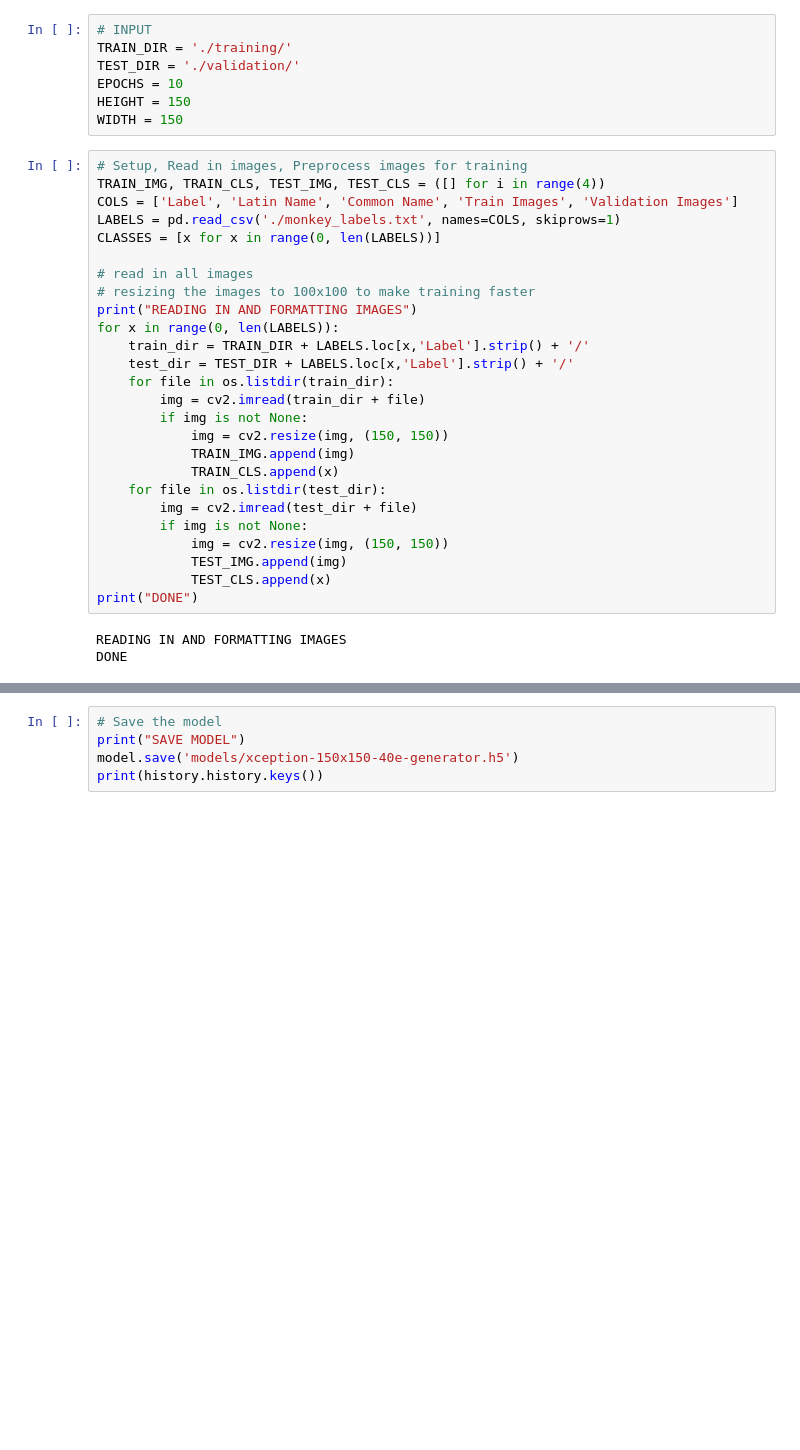
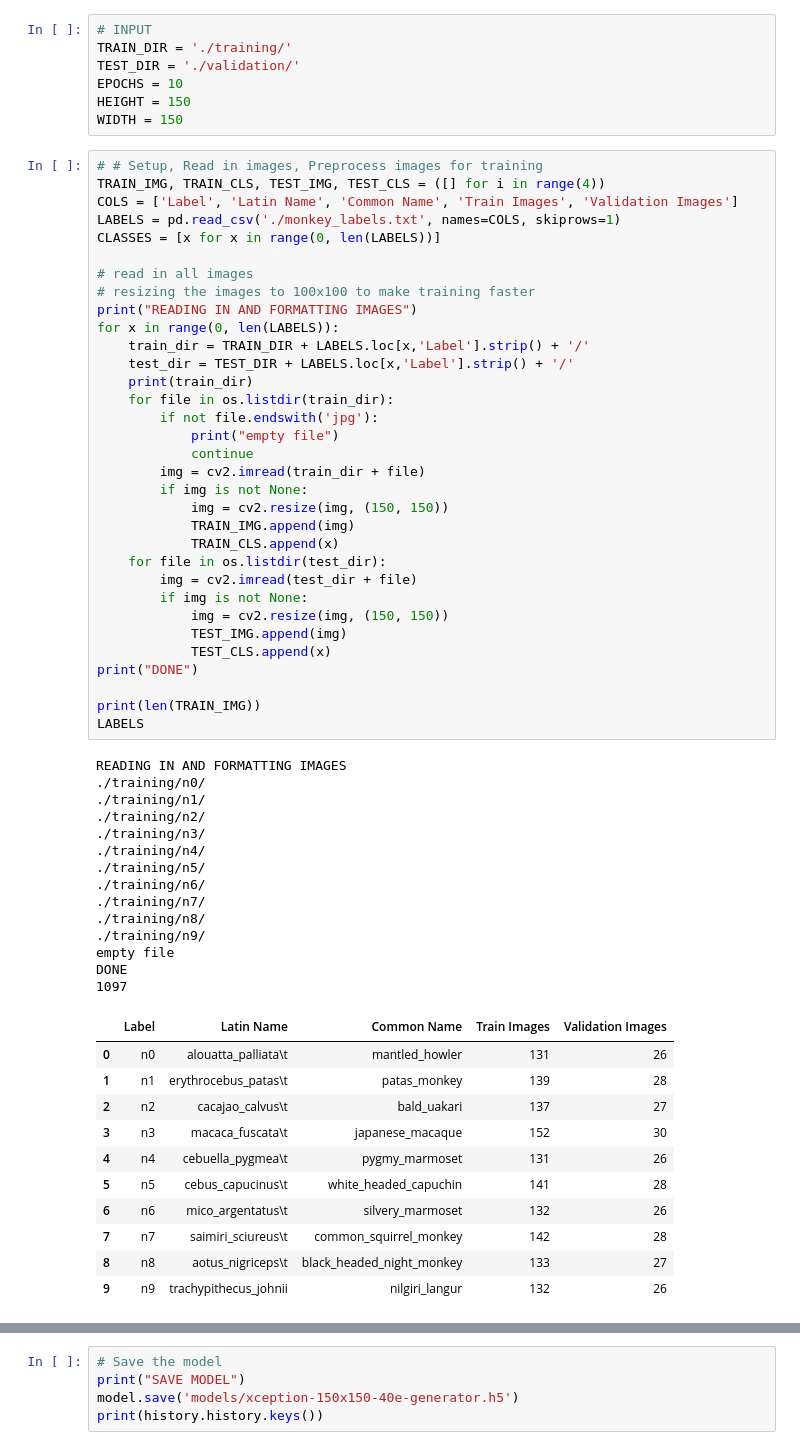
Before and after one commit to cfu288/monkey-classify, a Jupyter notebook: ModelNotebook-JB.ipynb, the cells around one changed output, grey strips where cells are left out. Saved outputs shown, nothing was run; the diff lists cells and outputs as text; blank space fills up the shorter version.

```diff
--- a/ModelNotebook-JB.ipynb
+++ b/ModelNotebook-JB.ipynb
@@ -40,33 +41,63 @@ EPOCHS = 10
 HEIGHT = 150
 WIDTH = 150
 # %%
-# Setup, Read in images, Preprocess images for training
+# # Setup, Read in images, Preprocess images for training
 TRAIN_IMG, TRAIN_CLS, TEST_IMG, TEST_CLS = ([] for i in range(4))
 COLS = ['Label', 'Latin Name', 'Common Name', 'Train Images', 'Validation Images']
 LABELS = pd.read_csv('./monkey_labels.txt', names=COLS, skiprows=1)
 CLASSES = [x for x in range(0, len(LABELS))]
 
 # read in all images
 # resizing the images to 100x100 to make training faster
 print("READING IN AND FORMATTING IMAGES")
 for x in range(0, len(LABELS)):
     train_dir = TRAIN_DIR + LABELS.loc[x,'Label'].strip() + '/'
     test_dir = TEST_DIR + LABELS.loc[x,'Label'].strip() + '/'
+    print(train_dir)
     for file in os.listdir(train_dir):
+        if not file.endswith('jpg'):
+            print("empty file")
+            continue
         img = cv2.imread(train_dir + file)
         if img is not None:
             img = cv2.resize(img, (150, 150))
             TRAIN_IMG.append(img)
             TRAIN_CLS.append(x)
     for file in os.listdir(test_dir):
         img = cv2.imread(test_dir + file)
         if img is not None:
             img = cv2.resize(img, (150, 150))
             TEST_IMG.append(img)
             TEST_CLS.append(x)
 print("DONE")
+
+print(len(TRAIN_IMG))
+LABELS
 # %% [output]
 READING IN AND FORMATTING IMAGES
+./training/n0/
+./training/n1/
+./training/n2/
+./training/n3/
+./training/n4/
+./training/n5/
+./training/n6/
+./training/n7/
+./training/n8/
+./training/n9/
+empty file
 DONE
+1097
+|  | Label | Latin Name | Common Name | Train Images | Validation Images |
+| 0 | n0 | alouatta_palliata\t | mantled_howler | 131 | 26 |
+| 1 | n1 | erythrocebus_patas\t | patas_monkey | 139 | 28 |
+| 2 | n2 | cacajao_calvus\t | bald_uakari | 137 | 27 |
+| 3 | n3 | macaca_fuscata\t | japanese_macaque | 152 | 30 |
+| 4 | n4 | cebuella_pygmea\t | pygmy_marmoset | 131 | 26 |
+| 5 | n5 | cebus_capucinus\t | white_headed_capuchin | 141 | 28 |
+| 6 | n6 | mico_argentatus\t | silvery_marmoset | 132 | 26 |
+| 7 | n7 | saimiri_sciureus\t | common_squirrel_monkey | 142 | 28 |
+| 8 | n8 | aotus_nigriceps\t | black_headed_night_monkey | 133 | 27 |
+| 9 | n9 | trachypithecus_johnii | nilgiri_langur | 132 | 26 |
 # %%
 # convert to numpy arrays
```
Also changed, not shown: parts of 8 cells of this notebook, 10 other files.
